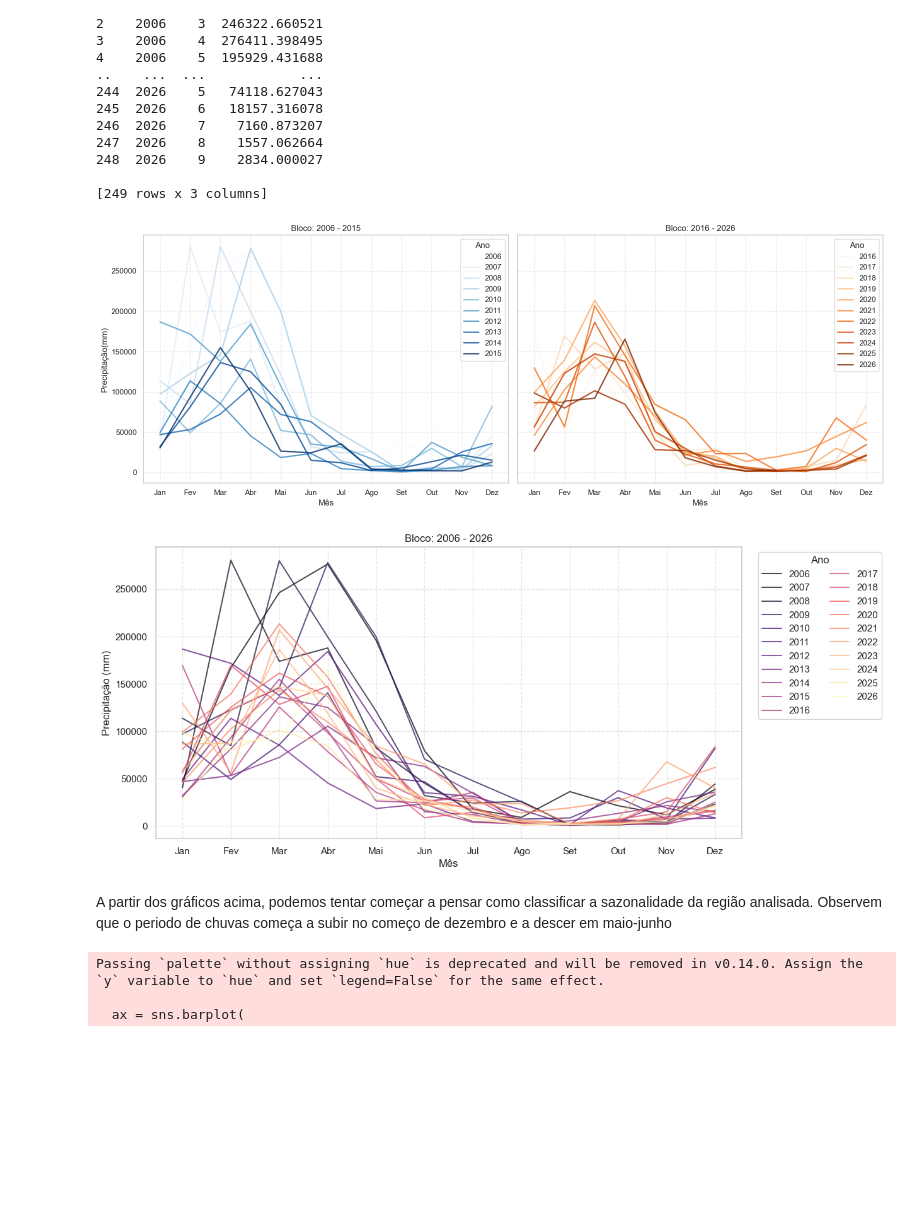
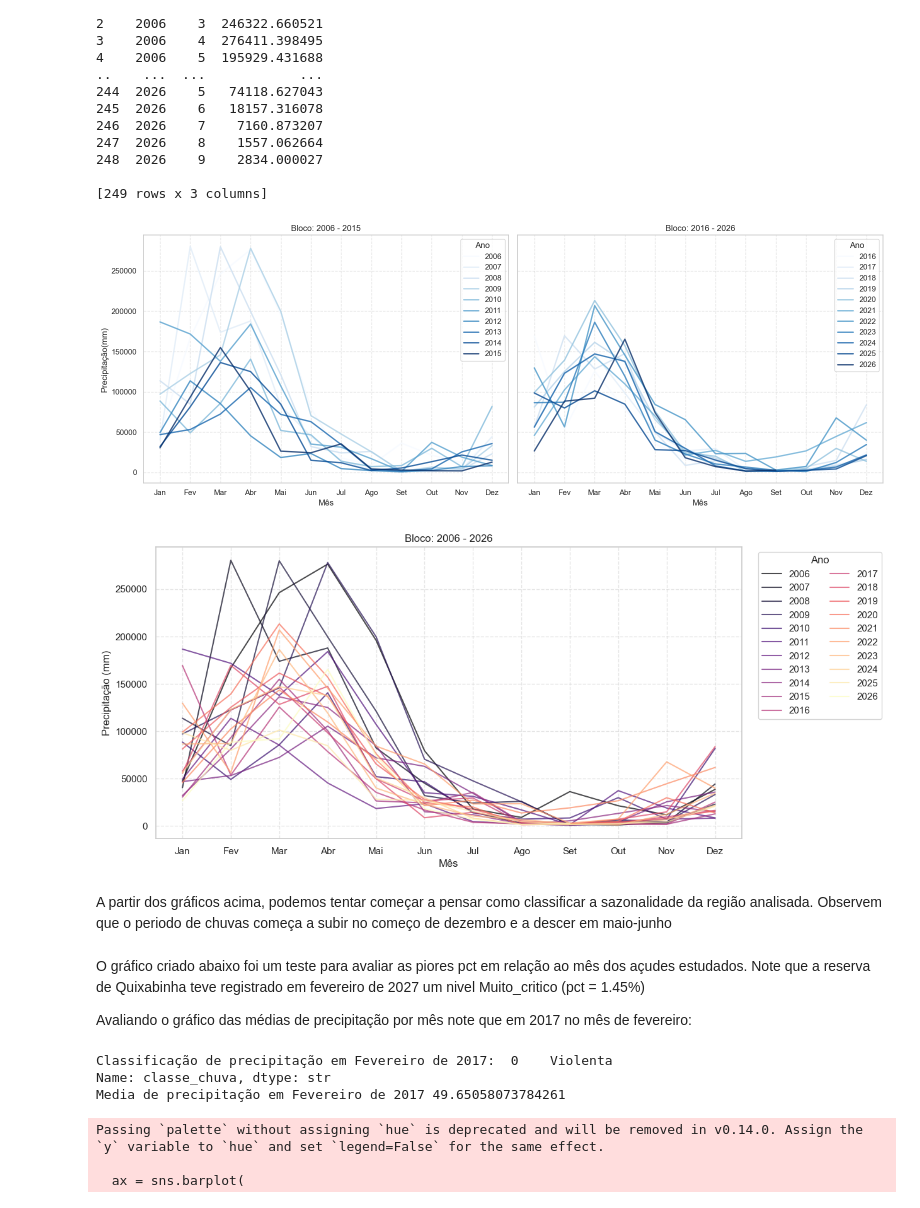
Before and after one commit to printfSideaux/PRCP_RDA_ANALISIS, a Jupyter notebook: notebooks/RedesBayesianas.ipynb, the cells around one changed output. Saved outputs shown, nothing was run; the diff lists cells and outputs as text; code cells hidden in the pictures; blank space fills up the shorter version.

```diff
--- a/notebooks/RedesBayesianas.ipynb
+++ b/notebooks/RedesBayesianas.ipynb
@@ -283,40 +283,59 @@ axes[0].grid(True, linestyle='--', alpha=0.5)
 axes[0].legend(title='Ano')
 
 # gráfico 2 2016 a 2026
-df_pivot[bloco_2].plot(ax=axes[1], cmap='Oranges', alpha=0.8, linewidth=2)
+df_pivot[bloco_2].plot(ax=axes[1], cmap='Blues', alpha=0.8, linewidth=2)
 axes[1].set_title('Bloco: 2016 - 2026')
 axes[1].set_xlabel('Mês')
 axes[1].set_ylabel('Precipitação(mm)')
 
 axes[1].set_xticks(range(1, 13))
 axes[1].set_xticklabels(['Jan', 'Fev', 'Mar', 'Abr', 'Mai', 'Jun', 'Jul', 'Ago', 'Set', 'Out', 'Nov', 'Dez'])
 axes[1].grid(True, linestyle='--', alpha=0.5)
 axes[1].legend(title='Ano')
 
 plt.tight_layout()
 plt.show()
 
 #Grafico completinho
 
 plt.figure(figsize=(12, 6))
 df_pivot.plot(ax=plt.gca(), cmap='magma', alpha=0.7, linewidth=1.5)
 
 plt.title('Bloco: 2006 - 2026')
 plt.xlabel('Mês')
 plt.ylabel('Precipitação (mm)')
 
 
 plt.xticks(range(1, 13), ['Jan', 'Fev', 'Mar', 'Abr', 'Mai', 'Jun', 'Jul', 'Ago', 'Set', 'Out', 'Nov', 'Dez'])
 
 plt.legend(bbox_to_anchor=(1.02, 1), loc='upper left', ncol=2, title='Ano')
 plt.grid(True, linestyle='--', alpha=0.5)
 
 plt.show()
 # %% [output]
-[figure, old version]
+[figure, new version]
 [figure]
 # %% [markdown]
 A partir dos gráficos acima, podemos tentar começar a pensar como classificar a sazonalidade da região analisada. Observem que o periodo de chuvas começa a subir no começo de dezembro e a descer em maio-junho
+# %% [markdown]
+O gráfico criado abaixo foi um teste para avaliar as piores pct em relação ao mês dos açudes estudados.
+Note que a reserva de Quixabinha teve registrado em fevereiro de 2027 um nivel Muito_critico (pct = 1.45%)
+
+Avaliando o gráfico das médias de precipitação por mês note que em 2017 no mês de fevereiro:
+# %%
+df_fev_2017 = df_1[(df_1['ano'] == 2017) & (df_1['mes'] == 2)]
+
+moda_fevereiro_2017 = df_fev_2017['classe_chuva'].mode()
+
+total_fev_2017 = df_fev_2017['precip_mm'].sum()
+media_diaria_fev_2017 = df_fev_2017['precip_mm'].mean()
+
+print("Classificação de precipitação em Fevereiro de 2017: ", moda_fevereiro_2017)
+print("Media de precipitação em Fevereiro de 2017",media_diaria_fev_2017)
+# %% [output]
+Classificação de precipitação em Fevereiro de 2017:  0    Violenta
+Name: classe_chuva, dtype: str
+Media de precipitação em Fevereiro de 2017 49.65058073784261
 # %%
 
 # criar uma coluna com o formato Ano-Mês
```
